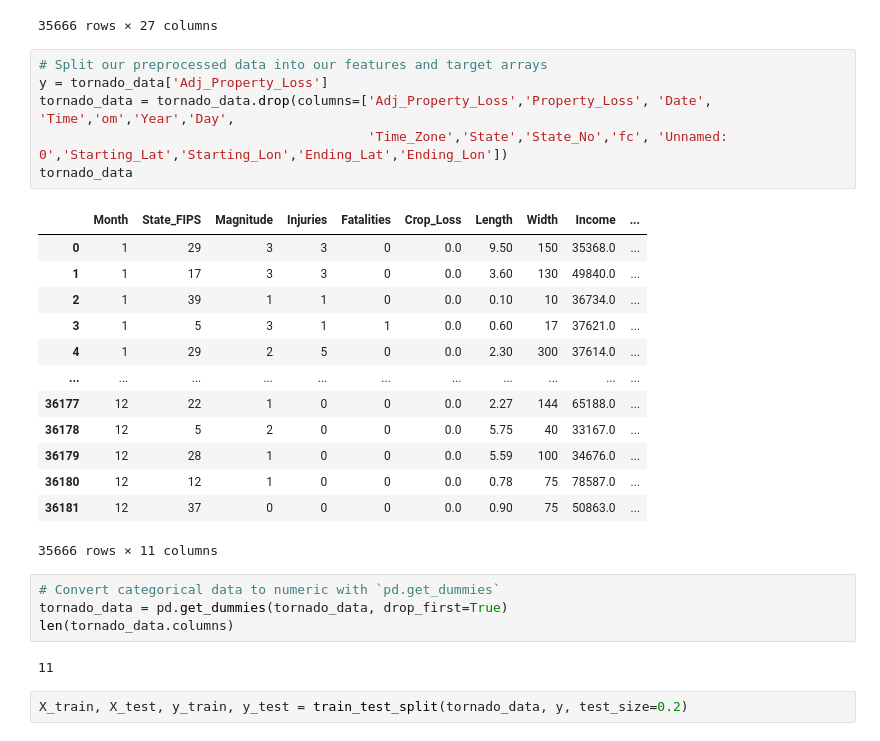
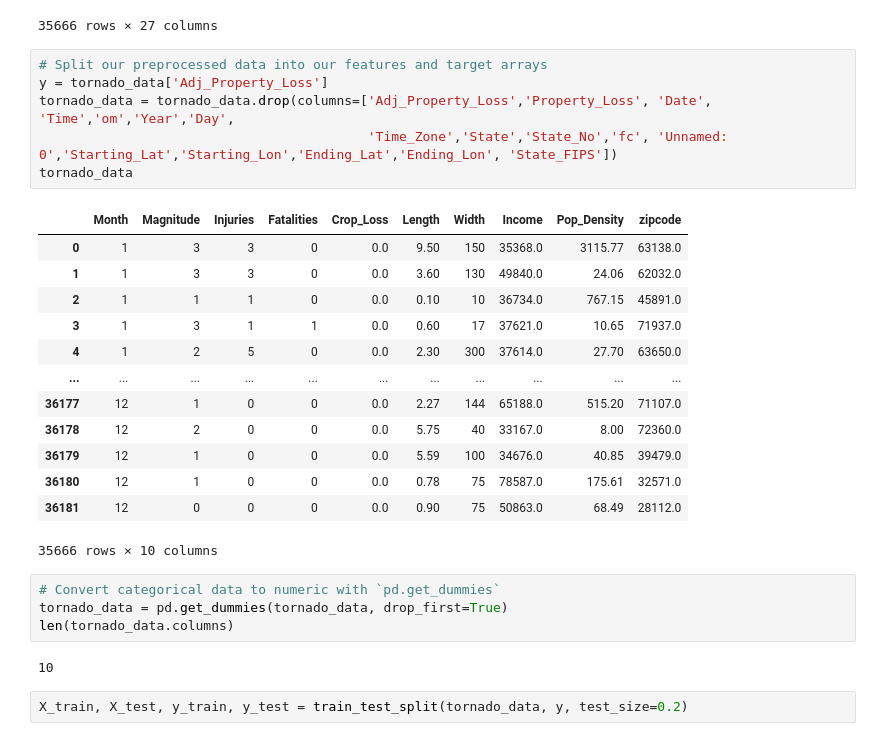
Before and after one commit to lmarksman/Project4, a Jupyter notebook: model.ipynb, the cells around one changed output. Drawn from its saved outputs; the diff is of its cells as text.

```diff
--- a/model.ipynb
+++ b/model.ipynb
@@ -48,29 +48,29 @@ tornado_data
 # %%
 # Split our preprocessed data into our features and target arrays
 y = tornado_data['Adj_Property_Loss']
 tornado_data = tornado_data.drop(columns=['Adj_Property_Loss','Property_Loss', 'Date', 'Time','om','Year','Day',
-                                          'Time_Zone','State','State_No','fc', 'Unnamed: 0','Starting_Lat','Starting_Lon','Ending_Lat','Ending_Lon'])
+                                          'Time_Zone','State','State_No','fc', 'Unnamed: 0','Starting_Lat','Starting_Lon','Ending_Lat','Ending_Lon', 'State_FIPS'])
 tornado_data
 # %% [output]
-|  | Month | State_FIPS | Magnitude | Injuries | Fatalities | Crop_Loss | Length | Width | Income | ... |
-| 0 | 1 | 29 | 3 | 3 | 0 | 0.0 | 9.50 | 150 | 35368.0 | ... |
-| 1 | 1 | 17 | 3 | 3 | 0 | 0.0 | 3.60 | 130 | 49840.0 | ... |
-| 2 | 1 | 39 | 1 | 1 | 0 | 0.0 | 0.10 | 10 | 36734.0 | ... |
-| 3 | 1 | 5 | 3 | 1 | 1 | 0.0 | 0.60 | 17 | 37621.0 | ... |
-| 4 | 1 | 29 | 2 | 5 | 0 | 0.0 | 2.30 | 300 | 37614.0 | ... |
+|  | Month | Magnitude | Injuries | Fatalities | Crop_Loss | Length | Width | Income | Pop_Density | zipcode |
+| 0 | 1 | 3 | 3 | 0 | 0.0 | 9.50 | 150 | 35368.0 | 3115.77 | 63138.0 |
+| 1 | 1 | 3 | 3 | 0 | 0.0 | 3.60 | 130 | 49840.0 | 24.06 | 62032.0 |
+| 2 | 1 | 1 | 1 | 0 | 0.0 | 0.10 | 10 | 36734.0 | 767.15 | 45891.0 |
+| 3 | 1 | 3 | 1 | 1 | 0.0 | 0.60 | 17 | 37621.0 | 10.65 | 71937.0 |
+| 4 | 1 | 2 | 5 | 0 | 0.0 | 2.30 | 300 | 37614.0 | 27.70 | 63650.0 |
 | ... | ... | ... | ... | ... | ... | ... | ... | ... | ... | ... |
-| 36177 | 12 | 22 | 1 | 0 | 0 | 0.0 | 2.27 | 144 | 65188.0 | ... |
-| 36178 | 12 | 5 | 2 | 0 | 0 | 0.0 | 5.75 | 40 | 33167.0 | ... |
-| 36179 | 12 | 28 | 1 | 0 | 0 | 0.0 | 5.59 | 100 | 34676.0 | ... |
-| 36180 | 12 | 12 | 1 | 0 | 0 | 0.0 | 0.78 | 75 | 78587.0 | ... |
-| 36181 | 12 | 37 | 0 | 0 | 0 | 0.0 | 0.90 | 75 | 50863.0 | ... |
+| 36177 | 12 | 1 | 0 | 0 | 0.0 | 2.27 | 144 | 65188.0 | 515.20 | 71107.0 |
+| 36178 | 12 | 2 | 0 | 0 | 0.0 | 5.75 | 40 | 33167.0 | 8.00 | 72360.0 |
+| 36179 | 12 | 1 | 0 | 0 | 0.0 | 5.59 | 100 | 34676.0 | 40.85 | 39479.0 |
+| 36180 | 12 | 1 | 0 | 0 | 0.0 | 0.78 | 75 | 78587.0 | 175.61 | 32571.0 |
+| 36181 | 12 | 0 | 0 | 0 | 0.0 | 0.90 | 75 | 50863.0 | 68.49 | 28112.0 |
-35666 rows × 11 columns
+35666 rows × 10 columns
 # %%
 # Convert categorical data to numeric with `pd.get_dummies`
 tornado_data = pd.get_dummies(tornado_data, drop_first=True)
 len(tornado_data.columns)
 # %% [output]
-11
+10
 # %%
 X_train, X_test, y_train, y_test = train_test_split(tornado_data, y, test_size=0.2)
 # %%
```
Also changed, not shown: parts of 6 cells of this notebook, 5 other files.
